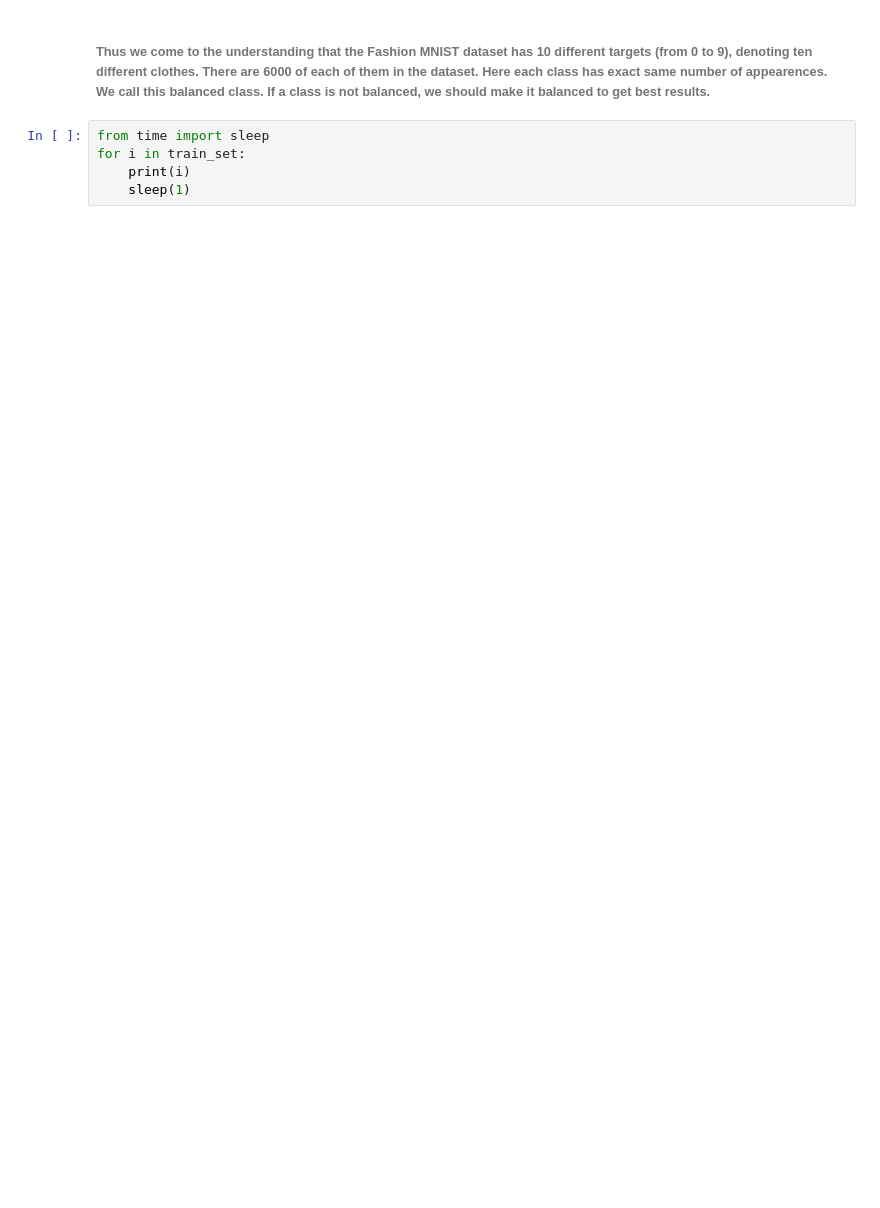
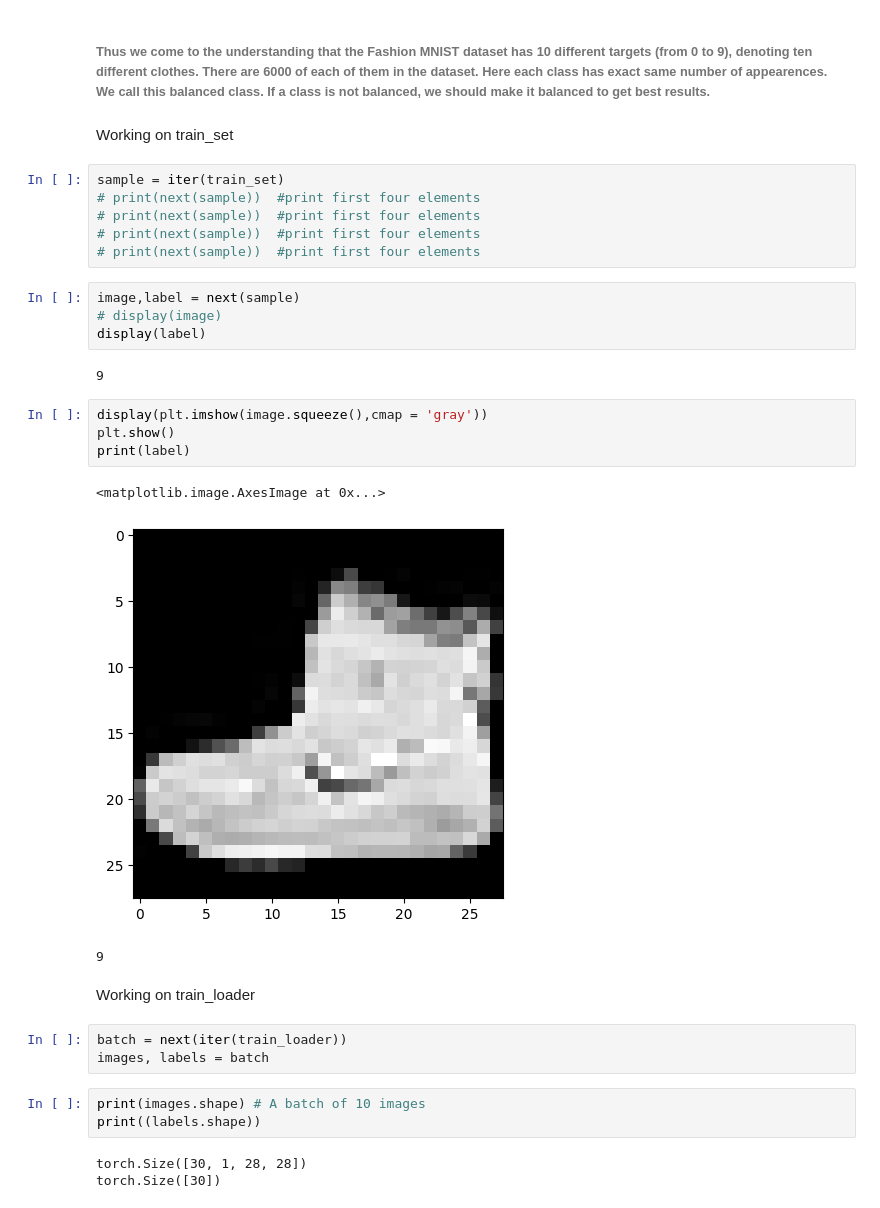
Before and after one commit to Arjun-G-Ravi/Learning-Random-Things, a Jupyter notebook: Learning-DeepLearning_Pytorch/FashionMNISTPrediction.ipynb, the cells around one changed output. Drawn from its saved outputs; the diff is of its cells as text; blank space fills up the shorter version.

```diff
--- a/Learning-DeepLearning_Pytorch/FashionMNISTPrediction.ipynb
+++ b/Learning-DeepLearning_Pytorch/FashionMNISTPrediction.ipynb
@@ -33,7 +43,35 @@ print(train_set.train_labels.bincount())
 # %% [markdown]
 ###### Thus we come to the understanding that the Fashion MNIST dataset has 10 different targets (from 0 to 9), denoting ten different clothes. There are 6000 of each of them in the dataset. Here each class has exact same number of appearences. We call this balanced class. If a class is not balanced, we should make it balanced to get best results.
-# %%
-from time import sleep
-for i in train_set:
-    print(i)
-    sleep(1)
+# %% [markdown]
+Working on train_set
+# %%
+sample = iter(train_set)
+# print(next(sample))  #print first four elements
+# print(next(sample))  #print first four elements
+# print(next(sample))  #print first four elements
+# print(next(sample))  #print first four elements
+# %%
+image,label = next(sample)
+# display(image)
+display(label)
+# %% [output]
+9
+# %%
+display(plt.imshow(image.squeeze(),cmap = 'gray'))
+plt.show()
+print(label)
+# %% [output]
+<matplotlib.image.AxesImage at 0x...>
+[figure, added]
+9
+# %% [markdown]
+Working on train_loader
+# %%
+batch = next(iter(train_loader))
+images, labels = batch
+# %%
+print(images.shape) # A batch of 10 images
+print((labels.shape))
+# %% [output]
+torch.Size([30, 1, 28, 28])
+torch.Size([30])
```
Also changed, not shown: parts of 7 cells of this notebook.
